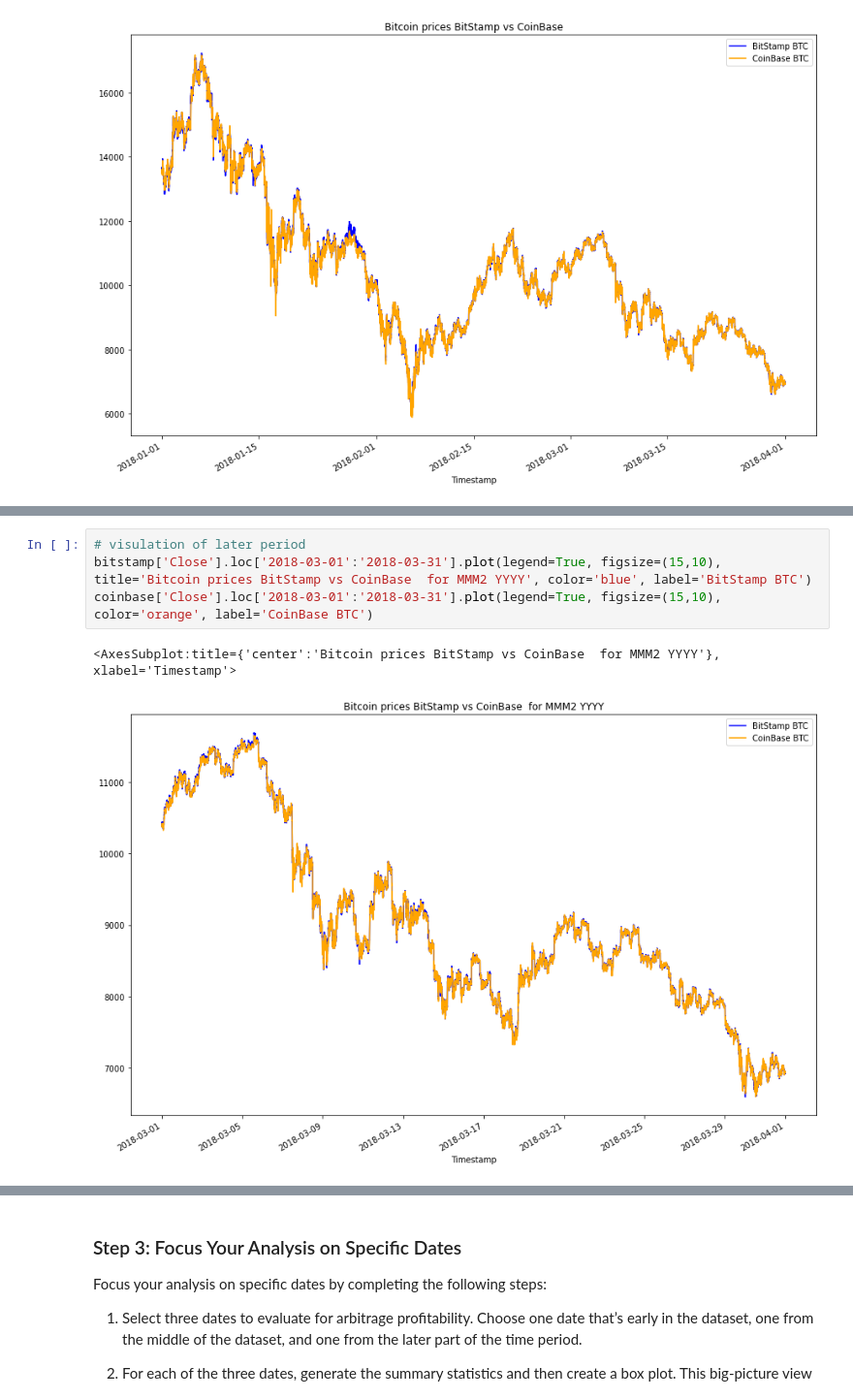
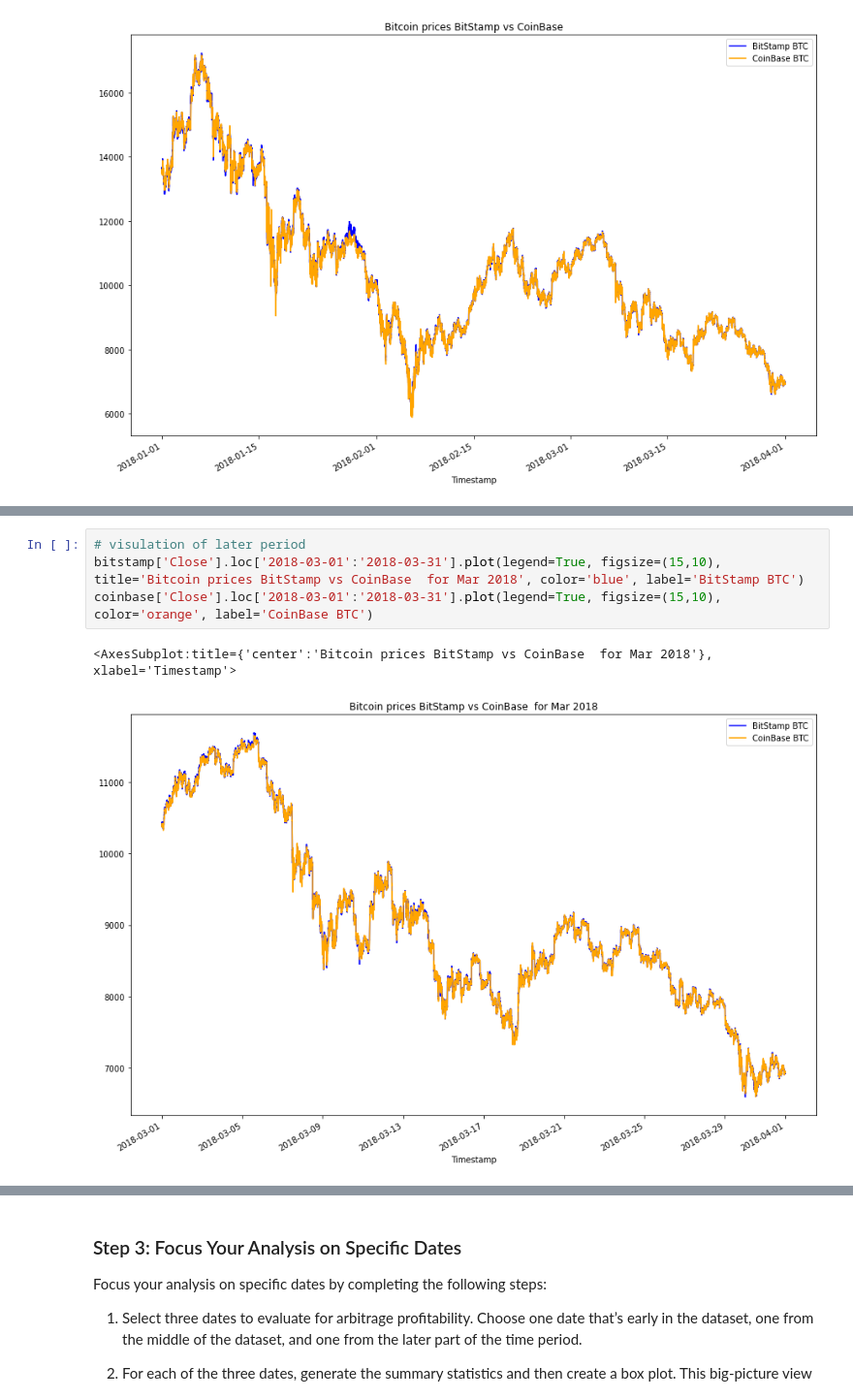
Before and after one commit to prpercy/Crypto-Arbitrage, a Jupyter notebook: crypto_arbitrage.ipynb, the cells around one changed output, grey strips where cells are left out. Shown at 97% size. Cells and saved outputs as stored; diff of their text form.

```diff
--- a/crypto_arbitrage.ipynb
+++ b/crypto_arbitrage.ipynb
@@ -385,10 +400,10 @@ coinbase['Close'].loc['2018-02-01':'2018-02-28'].plot(legend=True, figsize=(15,1
 # %%
 # visulation of later period
-bitstamp['Close'].loc['2018-03-01':'2018-03-31'].plot(legend=True, figsize=(15,10), title='Bitcoin prices BitStamp vs CoinBase  for MMM2 YYYY', color='blue', label='BitStamp BTC')
+bitstamp['Close'].loc['2018-03-01':'2018-03-31'].plot(legend=True, figsize=(15,10), title='Bitcoin prices BitStamp vs CoinBase  for Mar 2018', color='blue', label='BitStamp BTC')
 coinbase['Close'].loc['2018-03-01':'2018-03-31'].plot(legend=True, figsize=(15,10), color='orange', label='CoinBase BTC')
 # %% [output]
-<AxesSubplot:title={'center':'Bitcoin prices BitStamp vs CoinBase  for MMM2 YYYY'}, xlabel='Timestamp'>
+<AxesSubplot:title={'center':'Bitcoin prices BitStamp vs CoinBase  for Mar 2018'}, xlabel='Timestamp'>
-[figure, old version]
+[figure, new version]
 # %% [markdown]
 **Question** Based on the visualizations of the different time periods, has the degree of spread change as time progressed?
 
```
Also changed, not shown: parts of 20 cells of this notebook.
